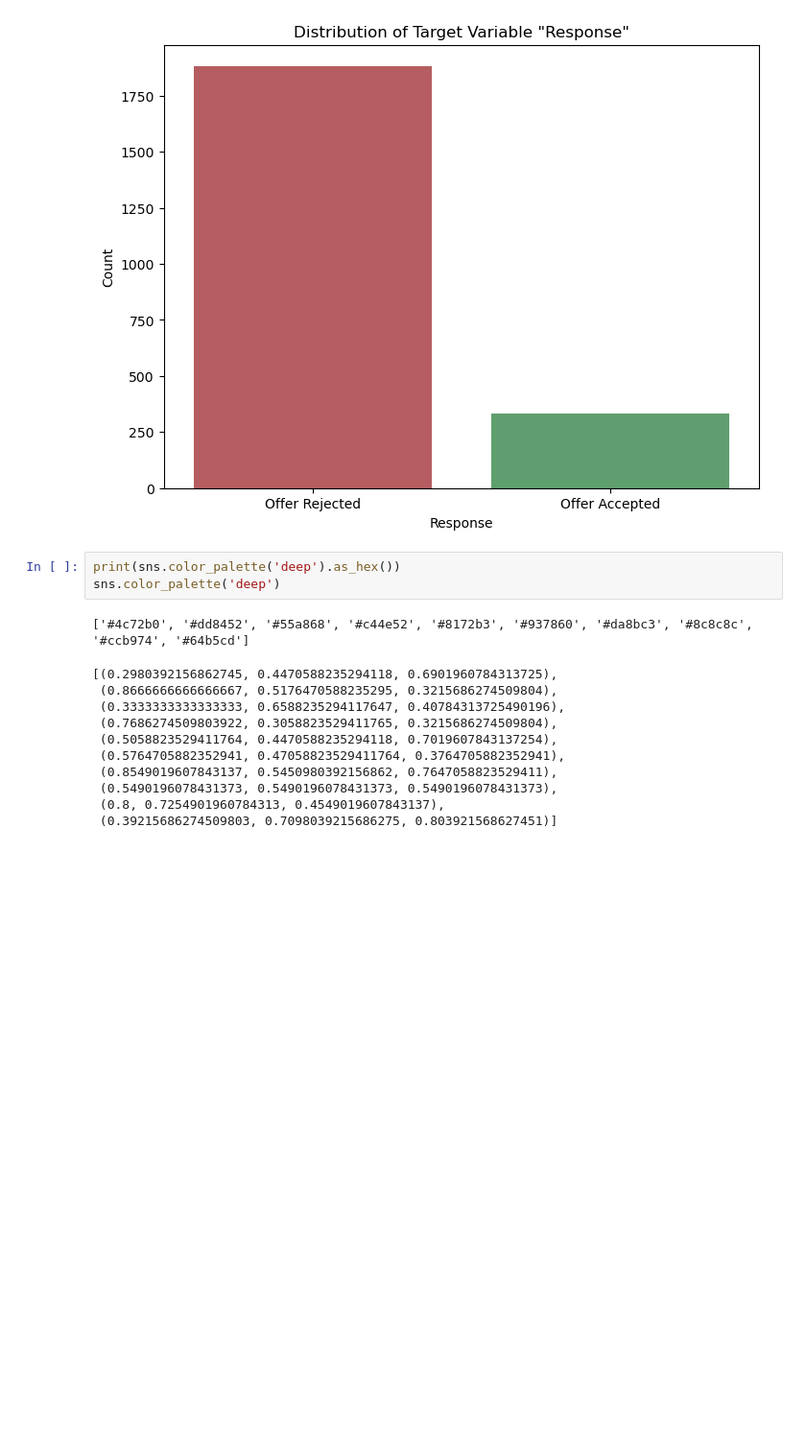
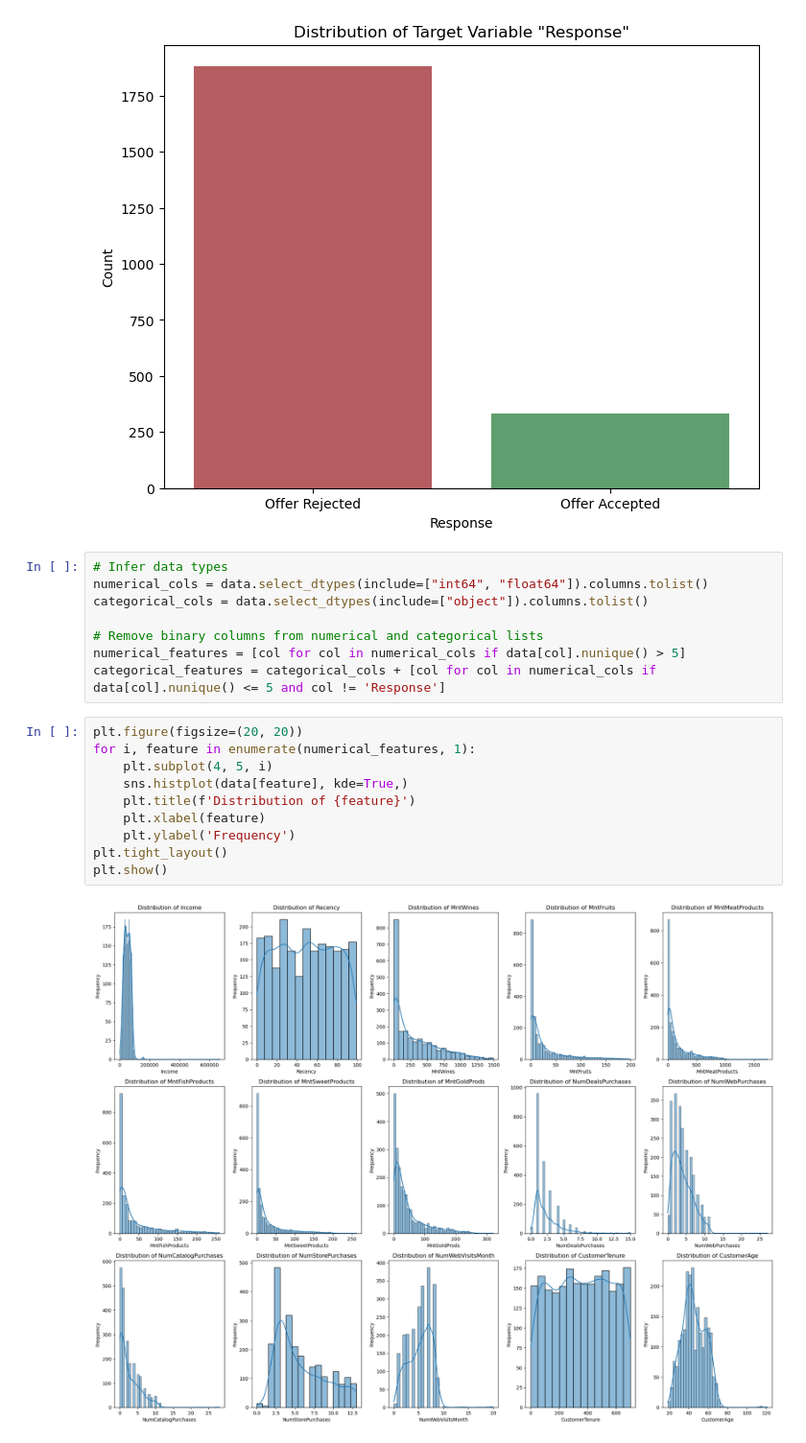
Before and after one commit to janbielski-uekat/praca-magisterska, a Jupyter notebook: notebooks/data_exploration.ipynb, the cells around one changed output. Shown at 96% size. Cells and saved outputs as stored; diff of their text form; blank space fills up the shorter version.

Commit message:
Basic plots and removing additional redundant columns from cleaned dataset

```diff
--- a/notebooks/data_exploration.ipynb
+++ b/notebooks/data_exploration.ipynb
@@ -25,18 +25,23 @@ plt.xticks(ticks=[0, 1], labels=['Offer Rejected', 'Offer Accepted'])
 plt.show()
 # %% [output]
 [figure]
-# %%
-print(sns.color_palette('deep').as_hex())
-sns.color_palette('deep')
-# %% [output]
-['#4c72b0', '#dd8452', '#55a868', '#c44e52', '#8172b3', '#937860', '#da8bc3', '#8c8c8c', '#ccb974', '#64b5cd']
-[(0.2980392156862745, 0.4470588235294118, 0.6901960784313725),
- (0.8666666666666667, 0.5176470588235295, 0.3215686274509804),
- (0.3333333333333333, 0.6588235294117647, 0.40784313725490196),
- (0.7686274509803922, 0.3058823529411765, 0.3215686274509804),
- (0.5058823529411764, 0.4470588235294118, 0.7019607843137254),
- (0.5764705882352941, 0.47058823529411764, 0.3764705882352941),
- (0.8549019607843137, 0.5450980392156862, 0.7647058823529411),
- (0.5490196078431373, 0.5490196078431373, 0.5490196078431373),
- (0.8, 0.7254901960784313, 0.4549019607843137),
- (0.39215686274509803, 0.7098039215686275, 0.803921568627451)]
+# %%
+# Infer data types
+numerical_cols = data.select_dtypes(include=["int64", "float64"]).columns.tolist()
+categorical_cols = data.select_dtypes(include=["object"]).columns.tolist()
+
+# Remove binary columns from numerical and categorical lists
+numerical_features = [col for col in numerical_cols if data[col].nunique() > 5]
+categorical_features = categorical_cols + [col for col in numerical_cols if data[col].nunique() <= 5 and col != 'Response']
+# %%
+plt.figure(figsize=(20, 20))
+for i, feature in enumerate(numerical_features, 1):
+    plt.subplot(4, 5, i)
+    sns.histplot(data[feature], kde=True,)
+    plt.title(f'Distribution of {feature}')
+    plt.xlabel(feature)
+    plt.ylabel('Frequency')
+plt.tight_layout()
+plt.show()
+# %% [output]
+[figure, added]
```
Also changed, not shown: parts of 5 cells of this notebook, 3 other files.
